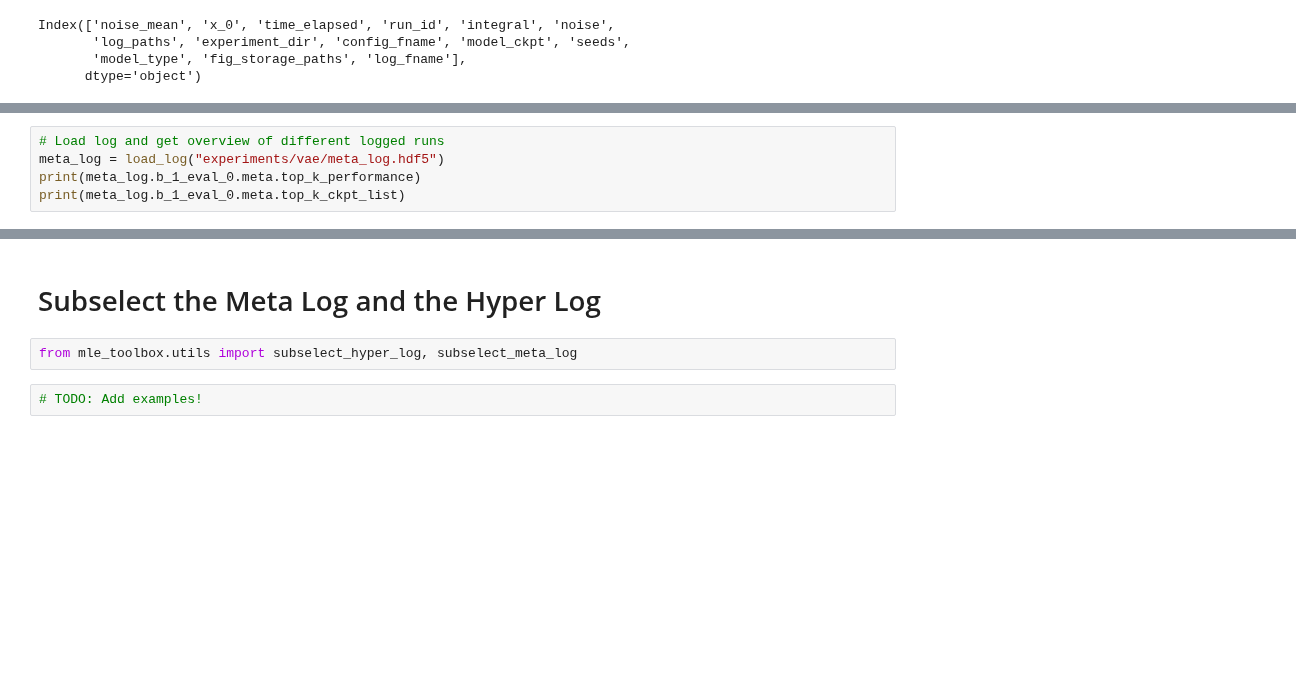
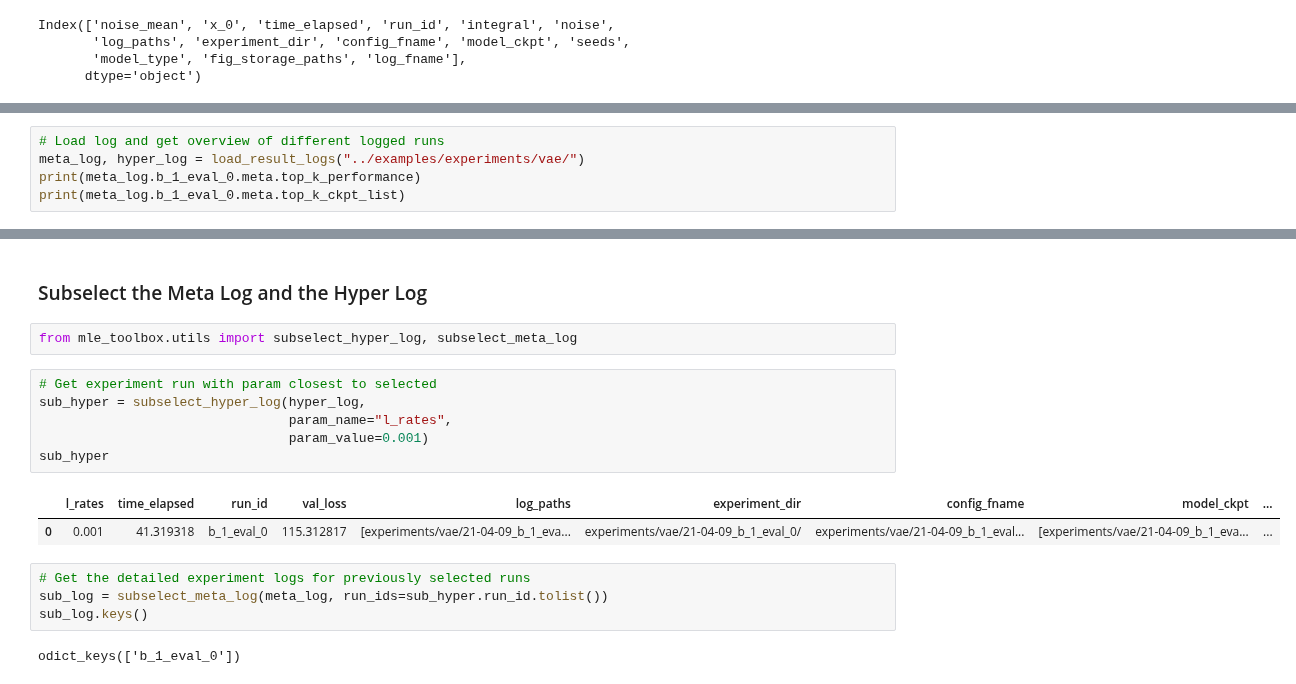
Before and after one commit to mle-infrastructure/mle-toolbox, a Jupyter notebook: notebooks/evaluate_results.ipynb, the cells around one changed output, grey strips where cells are left out. Drawn from its saved outputs; the diff is of its cells as text; blank space fills up the shorter version.

```diff
--- a/notebooks/evaluate_results.ipynb
+++ b/notebooks/evaluate_results.ipynb
@@ -153,5 +106,5 @@ img
 # %%
 # Load log and get overview of different logged runs
-meta_log = load_log("experiments/vae/meta_log.hdf5")
+meta_log, hyper_log = load_result_logs("../examples/experiments/vae/")
 print(meta_log.b_1_eval_0.meta.top_k_performance)
 print(meta_log.b_1_eval_0.meta.top_k_ckpt_list)
@@ -161,6 +126,19 @@ hyper_df
 # %% [markdown]
-# Subselect the Meta Log and the Hyper Log
+### Subselect the Meta Log and the Hyper Log
 # %%
 from mle_toolbox.utils import subselect_hyper_log, subselect_meta_log
-# %%
-# TODO: Add examples!
+# %%
+# Get experiment run with param closest to selected
+sub_hyper = subselect_hyper_log(hyper_log,
+                                param_name="l_rates",
+                                param_value=0.001)
+sub_hyper
+# %% [output]
+|  | l_rates | time_elapsed | run_id | val_loss | log_paths | experiment_dir | config_fname | model_ckpt | ... |
+| 0 | 0.001 | 41.319318 | b_1_eval_0 | 115.312817 | [experiments/vae/21-04-09_b_1_eva... | experiments/vae/21-04-09_b_1_eval_0/ | experiments/vae/21-04-09_b_1_eval... | [experiments/vae/21-04-09_b_1_eva... | ... |
+# %%
+# Get the detailed experiment logs for previously selected runs
+sub_log = subselect_meta_log(meta_log, run_ids=sub_hyper.run_id.tolist())
+sub_log.keys()
+# %% [output]
+odict_keys(['b_1_eval_0'])
```
Also changed, not shown: parts of 25 cells of this notebook, 3 other files.
